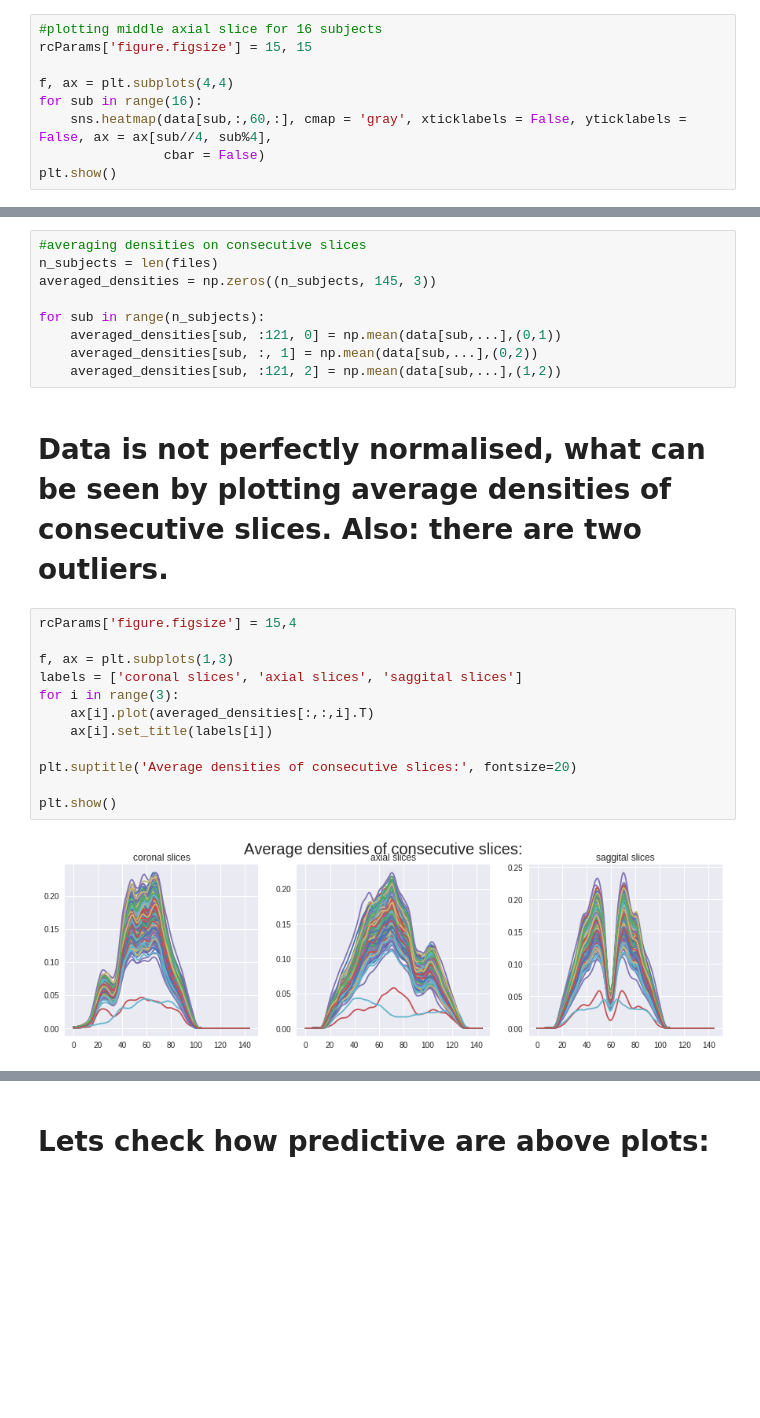
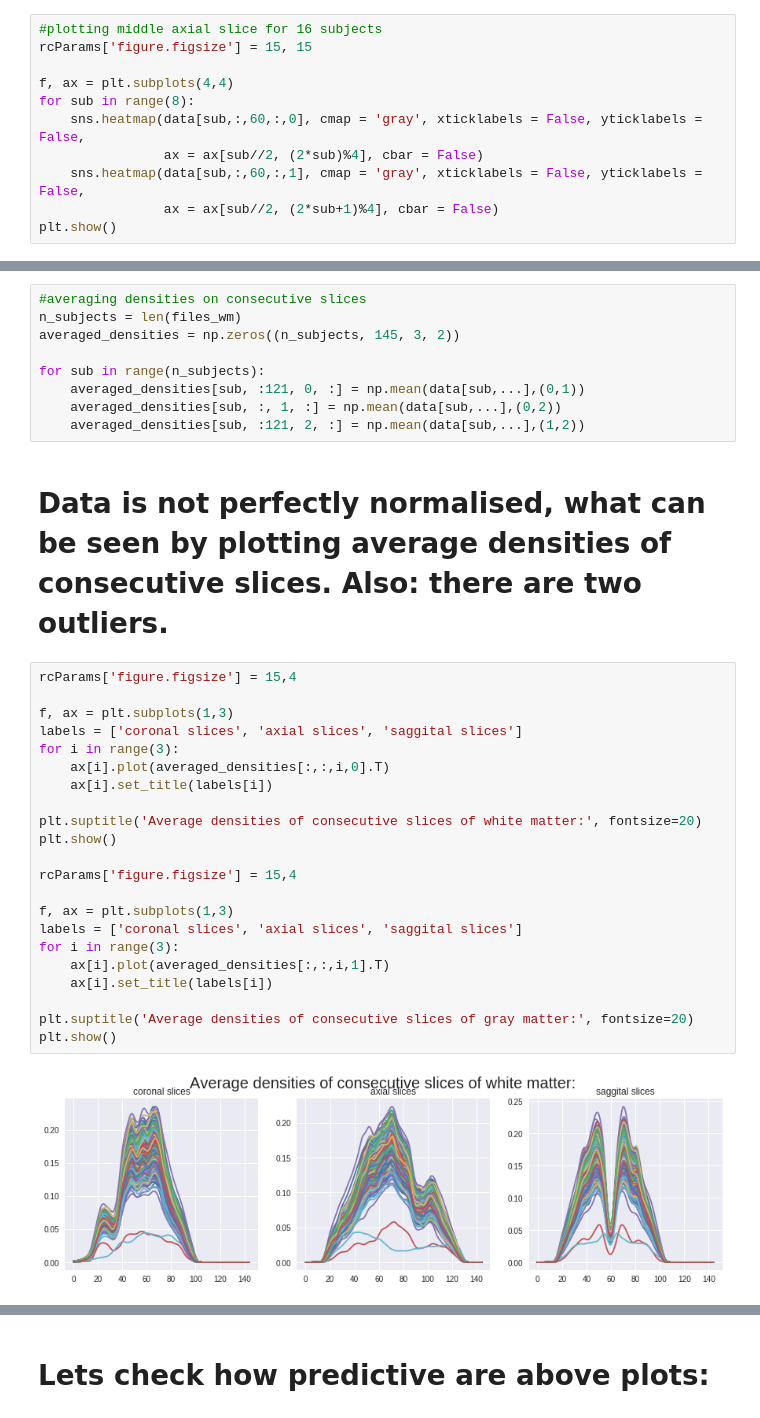
Before and after one commit to SebastianPopescu/Brainhack2017, a Jupyter notebook: BrainHack EDA.ipynb, the cells around one changed output, grey strips where cells are left out. Cells and saved outputs as stored; diff of their text form; blank space fills up the shorter version.

```diff
--- a/BrainHack EDA.ipynb
+++ b/BrainHack EDA.ipynb
@@ -52,8 +69,10 @@ plt.show()
 rcParams['figure.figsize'] = 15, 15
 
 f, ax = plt.subplots(4,4)
-for sub in range(16):
-    sns.heatmap(data[sub,:,60,:], cmap = 'gray', xticklabels = False, yticklabels = False, ax = ax[sub//4, sub%4],
-                cbar = False)
+for sub in range(8):
+    sns.heatmap(data[sub,:,60,:,0], cmap = 'gray', xticklabels = False, yticklabels = False,
+                ax = ax[sub//2, (2*sub)%4], cbar = False)
+    sns.heatmap(data[sub,:,60,:,1], cmap = 'gray', xticklabels = False, yticklabels = False,
+                ax = ax[sub//2, (2*sub+1)%4], cbar = False)
 plt.show()
 # %% [output]
@@ -61,25 +80,35 @@ plt.show()
 # %%
 #averaging densities on consecutive slices
-n_subjects = len(files)
-averaged_densities = np.zeros((n_subjects, 145, 3))
+n_subjects = len(files_wm)
+averaged_densities = np.zeros((n_subjects, 145, 3, 2))
 
 for sub in range(n_subjects):
-    averaged_densities[sub, :121, 0] = np.mean(data[sub,...],(0,1))
-    averaged_densities[sub, :, 1] = np.mean(data[sub,...],(0,2))
-    averaged_densities[sub, :121, 2] = np.mean(data[sub,...],(1,2))
+    averaged_densities[sub, :121, 0, :] = np.mean(data[sub,...],(0,1))
+    averaged_densities[sub, :, 1, :] = np.mean(data[sub,...],(0,2))
+    averaged_densities[sub, :121, 2, :] = np.mean(data[sub,...],(1,2))
 # %% [markdown]
 # Data is not perfectly normalised, what can be seen by plotting average densities of consecutive slices. Also: there are two outliers.
 # %%
 rcParams['figure.figsize'] = 15,4
 
 f, ax = plt.subplots(1,3)
 labels = ['coronal slices', 'axial slices', 'saggital slices']
 for i in range(3):
-    ax[i].plot(averaged_densities[:,:,i].T)
+    ax[i].plot(averaged_densities[:,:,i,0].T)
     ax[i].set_title(labels[i])
 
-plt.suptitle('Average densities of consecutive slices:', fontsize=20)
+plt.suptitle('Average densities of consecutive slices of white matter:', fontsize=20)
+plt.show()
 
+rcParams['figure.figsize'] = 15,4
+
+f, ax = plt.subplots(1,3)
+labels = ['coronal slices', 'axial slices', 'saggital slices']
+for i in range(3):
+    ax[i].plot(averaged_densities[:,:,i,1].T)
+    ax[i].set_title(labels[i])
+
+plt.suptitle('Average densities of consecutive slices of gray matter:', fontsize=20)
 plt.show()
 # %% [output]
-[figure, old version]
+[figure, new version]
```
Also changed, not shown: parts of 16 cells of this notebook.
